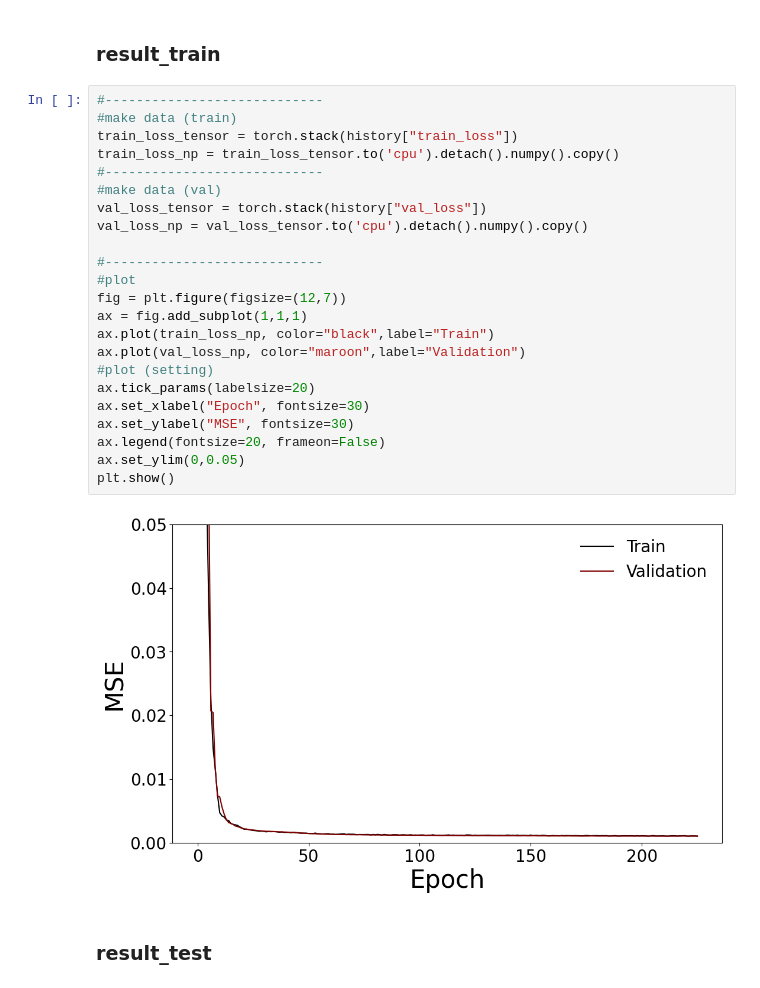
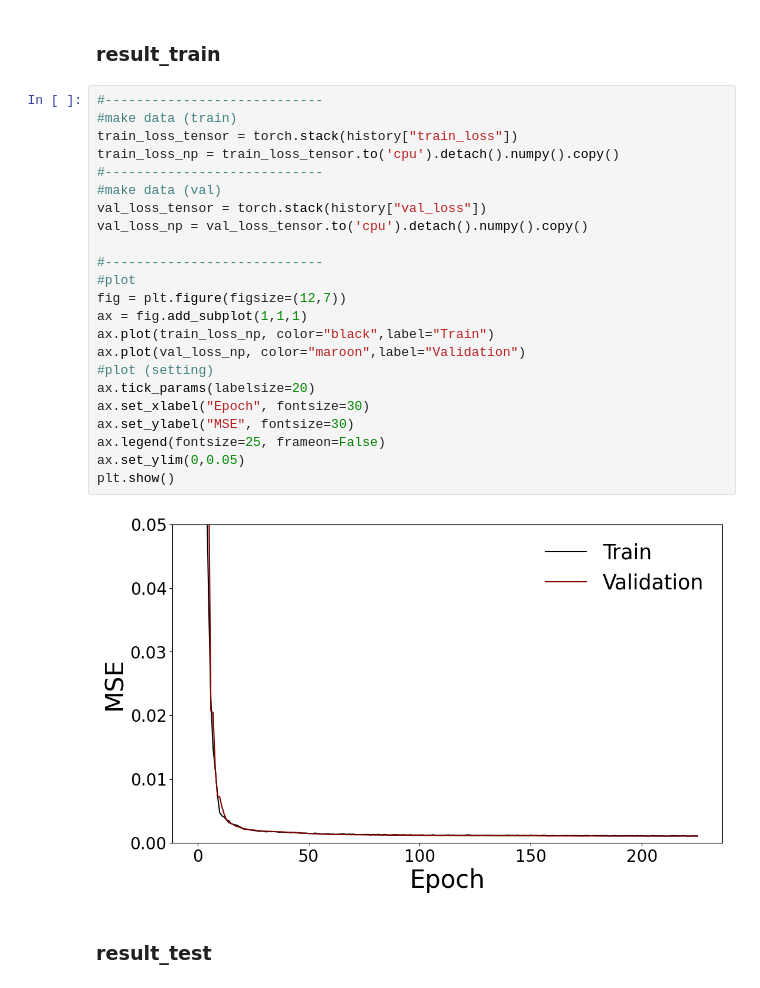
Before and after one commit to ttttmmttddiikk/cardiac_challenge, a Jupyter notebook: scripts/analyze_conv1d_task3.ipynb, the cells around one changed output. Cells and saved outputs as stored; diff of their text form.

```diff
--- a/scripts/analyze_conv1d_task3.ipynb
+++ b/scripts/analyze_conv1d_task3.ipynb
@@ -308,28 +308,28 @@ for epoch in range(num_epochs):
 # %%
 #----------------------------
 #make data (train)
 train_loss_tensor = torch.stack(history["train_loss"])
 train_loss_np = train_loss_tensor.to('cpu').detach().numpy().copy()
 #----------------------------
 #make data (val)
 val_loss_tensor = torch.stack(history["val_loss"])
 val_loss_np = val_loss_tensor.to('cpu').detach().numpy().copy()
 
 #----------------------------
 #plot
 fig = plt.figure(figsize=(12,7))
 ax = fig.add_subplot(1,1,1)
 ax.plot(train_loss_np, color="black",label="Train")
 ax.plot(val_loss_np, color="maroon",label="Validation")
 #plot (setting)
 ax.tick_params(labelsize=20)
 ax.set_xlabel("Epoch", fontsize=30)
 ax.set_ylabel("MSE", fontsize=30)
-ax.legend(fontsize=20, frameon=False)
+ax.legend(fontsize=25, frameon=False)
 ax.set_ylim(0,0.05)
 plt.show()
 # %% [output]
-[figure, old version]
+[figure, new version]
 # %% [markdown]
 ### result_test
 # %%
```
Also changed, not shown: parts of 2 cells of this notebook.
